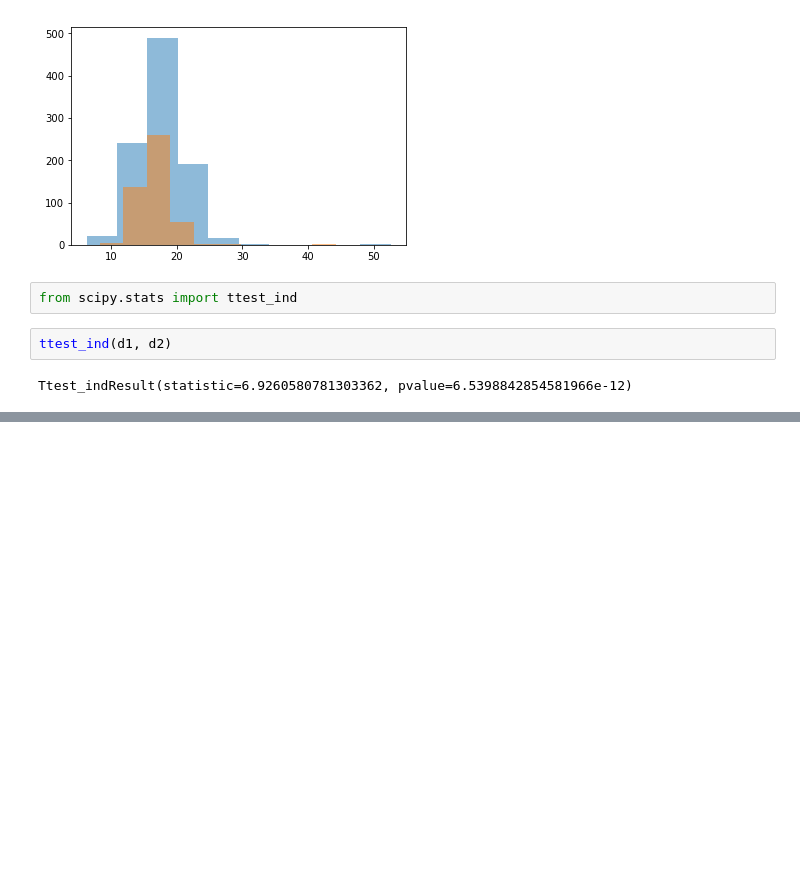
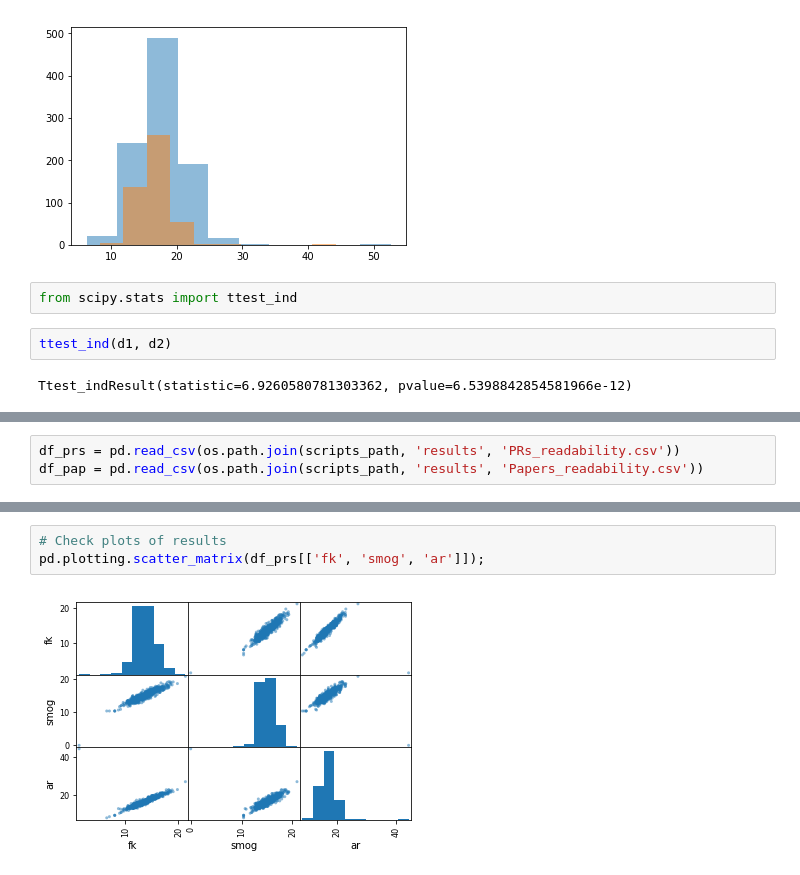
Before and after one commit to wdfox/ConfidenceScanner, a Jupyter notebook: notebooks/Readability.ipynb, the cells around one changed output, grey strips where cells are left out. Saved outputs shown, nothing was run; the diff lists cells and outputs as text; blank space fills up the shorter version.

```diff
--- a/notebooks/Readability.ipynb
+++ b/notebooks/Readability.ipynb
@@ -177,0 +182,3 @@ Ttest_indResult(statistic=6.9260580781303362, pvalue=6.5398842854581966e-12)
+# %%
+df_prs = pd.read_csv(os.path.join(scripts_path, 'results', 'PRs_readability.csv'))
+df_pap = pd.read_csv(os.path.join(scripts_path, 'results', 'Papers_readability.csv'))
@@ -177,0 +208,5 @@ Ttest_indResult(statistic=6.9260580781303362, pvalue=6.5398842854581966e-12)
+# %%
+# Check plots of results
+pd.plotting.scatter_matrix(df_prs[['fk', 'smog', 'ar']]);
+# %% [output]
+[figure, added]
```
Also changed, not shown: parts of 8 cells of this notebook.
